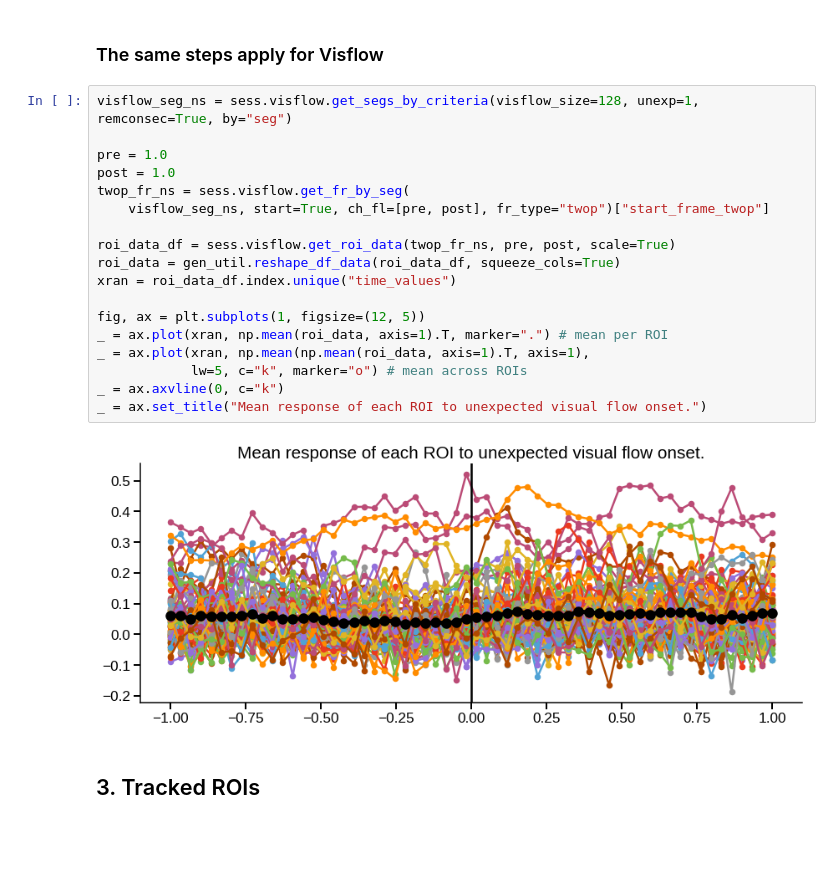
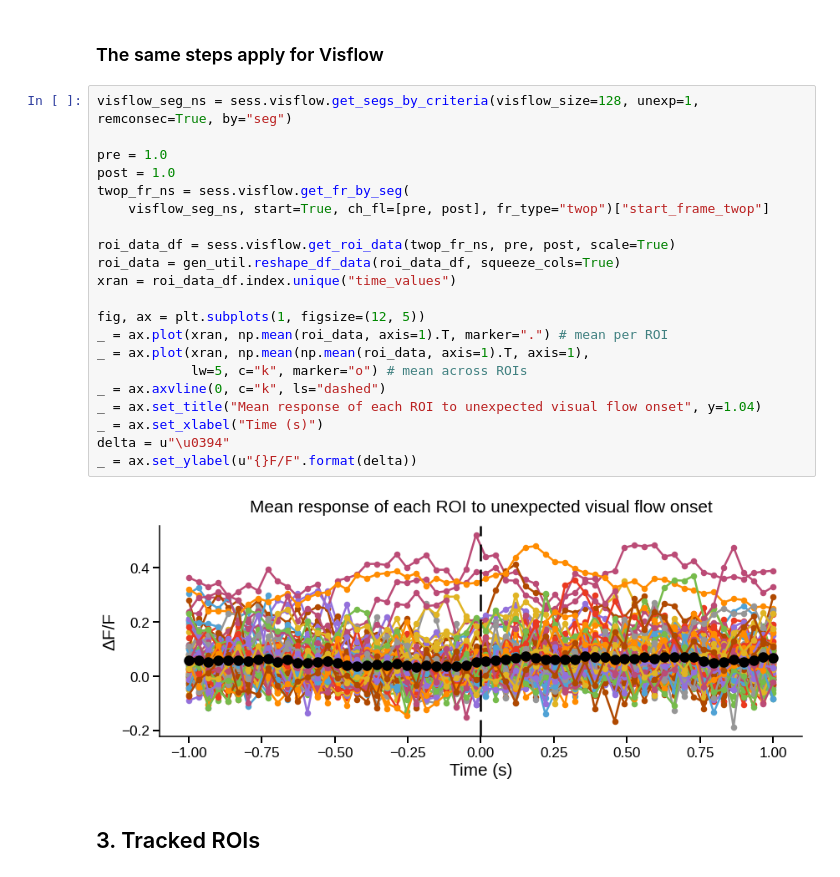
Before and after one commit to colleenjg/OpenScope_CA_Analysis, a Jupyter notebook: examples/session_demonstration_script.ipynb, the cells around one changed output. Drawn from its saved outputs; the diff is of its cells as text; blank space fills up the shorter version.

```diff
--- a/examples/session_demonstration_script.ipynb
+++ b/examples/session_demonstration_script.ipynb
@@ -305,23 +312,26 @@ _ = ax.set_title("Mean response of each ROI to U gaborframe onset.")
 # %%
 visflow_seg_ns = sess.visflow.get_segs_by_criteria(visflow_size=128, unexp=1, remconsec=True, by="seg")
 
 pre = 1.0
 post = 1.0
 twop_fr_ns = sess.visflow.get_fr_by_seg(
     visflow_seg_ns, start=True, ch_fl=[pre, post], fr_type="twop")["start_frame_twop"]
 
 roi_data_df = sess.visflow.get_roi_data(twop_fr_ns, pre, post, scale=True)
 roi_data = gen_util.reshape_df_data(roi_data_df, squeeze_cols=True)
 xran = roi_data_df.index.unique("time_values")
 
 fig, ax = plt.subplots(1, figsize=(12, 5))
 _ = ax.plot(xran, np.mean(roi_data, axis=1).T, marker=".") # mean per ROI
 _ = ax.plot(xran, np.mean(np.mean(roi_data, axis=1).T, axis=1),
             lw=5, c="k", marker="o") # mean across ROIs
-_ = ax.axvline(0, c="k")
-_ = ax.set_title("Mean response of each ROI to unexpected visual flow onset.")
+_ = ax.axvline(0, c="k", ls="dashed")
+_ = ax.set_title("Mean response of each ROI to unexpected visual flow onset", y=1.04)
+_ = ax.set_xlabel("Time (s)")
+delta = u"\u0394"
+_ = ax.set_ylabel(u"{}F/F".format(delta))
 # %% [output]
-[figure, old version]
+[figure, new version]
 # %% [markdown]
 ## 3. Tracked ROIs
 # %% [markdown]
```
Also changed, not shown: parts of 2 cells of this notebook, 2 other files.
